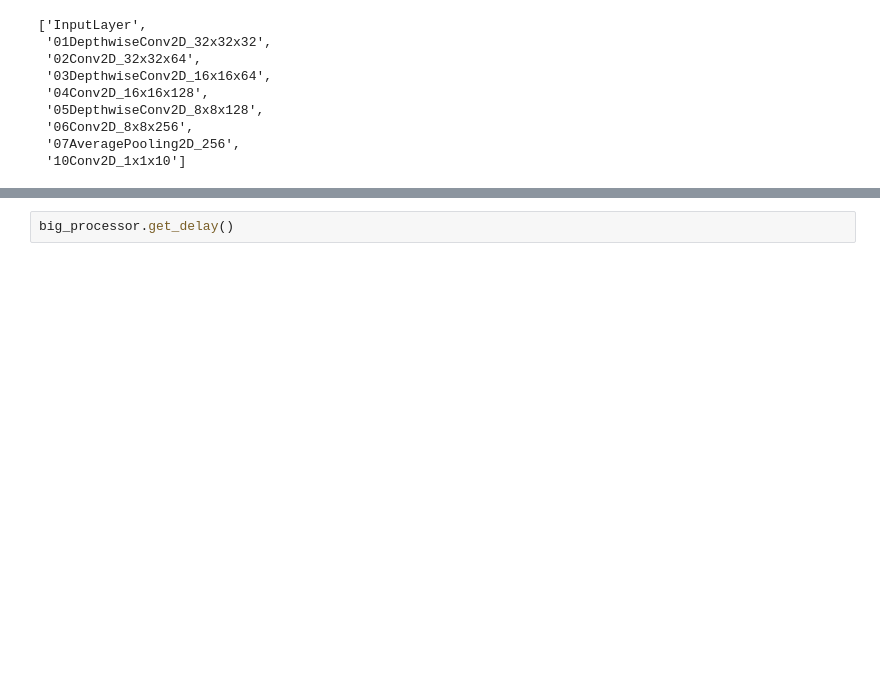
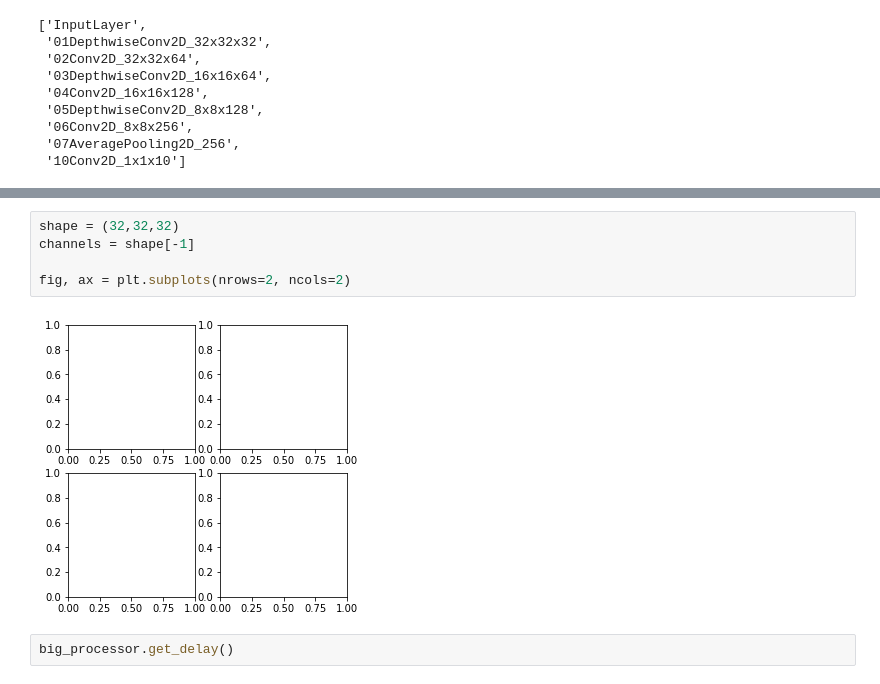
Before and after one commit to pabogdan/pynn_object_serialisation, a Jupyter notebook: pynn_object_serialisation/experiments/dwarf_testing/Output analysis.ipynb, the cells around one changed output, grey strips where cells are left out. Cells and saved outputs as stored; diff of their text form; blank space fills up the shorter version.

```diff
--- a/pynn_object_serialisation/experiments/dwarf_testing/Output analysis.ipynb
+++ b/pynn_object_serialisation/experiments/dwarf_testing/Output analysis.ipynb
@@ -40,3 +79,10 @@ array([[    0,   120],
+# %%
+shape = (32,32,32)
+channels = shape[-1]
+
+fig, ax = plt.subplots(nrows=2, ncols=2)
+# %% [output]
+[figure, added]
 # %%
 big_processor.get_delay()
 # %% [output]
```
Also changed, not shown: parts of 19 cells of this notebook, 3 other files.
